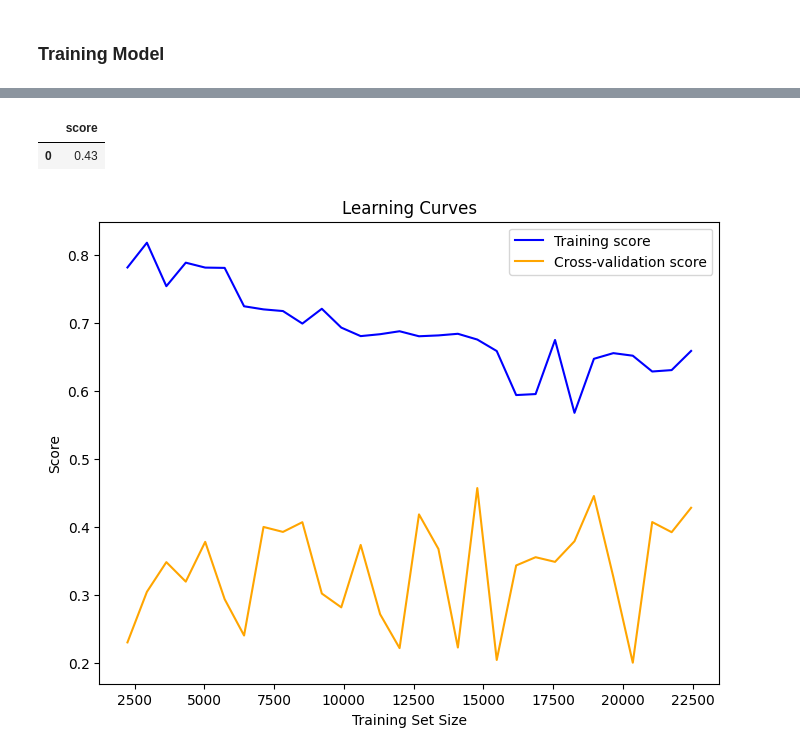
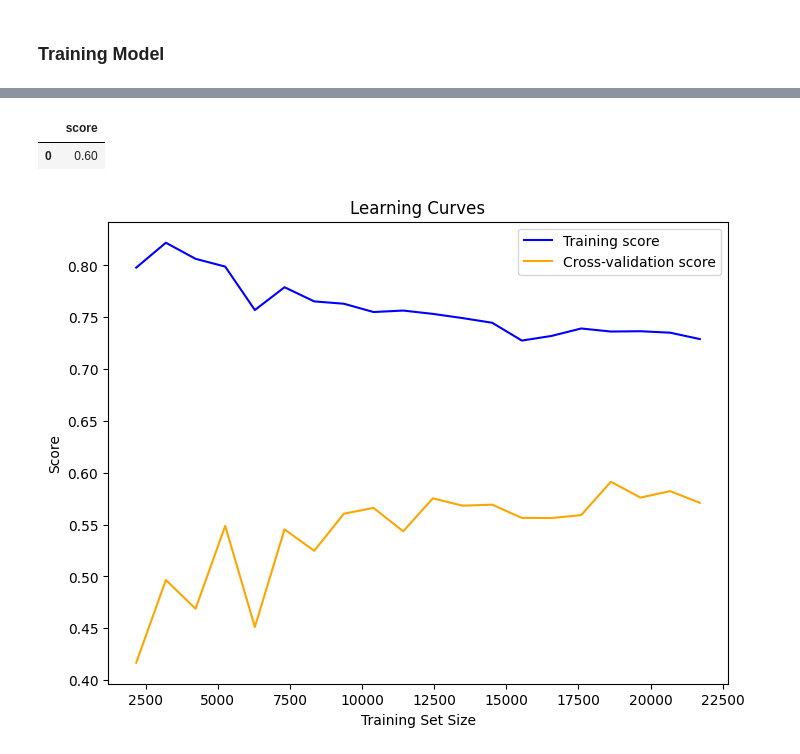
Before and after one commit to hramzan01/project_zero, a Jupyter notebook: nb_utilities_datamerge.ipynb, the cells around one changed output, grey strips where cells are left out. Cells and saved outputs as stored; diff of their text form; code cells hidden in the pictures.

Commit message:
0.6 r2 score, removed outliers from types helped improve score

```diff
--- a/nb_utilities_datamerge.ipynb
+++ b/nb_utilities_datamerge.ipynb
@@ -230,0 +227,41 @@ g.map(sns.regplot, 'PropertyGFABuilding(s)', 'Electricity(kWh)', scatter_kws={'s
+# %%
+#dropping huge outliers
+df_nyc_renamed = df_nyc_renamed[~((df_nyc_renamed['Electricity(kWh)'] > 50000000) | (df_nyc_renamed['PropertyGFABuilding(s)'] > 3000000))]
+
+# dropping outliers by typology
+# K-12 School
+df_nyc_renamed = df_nyc_renamed[~((df_nyc_renamed['PrimaryPropertyType'] == 'K-12 School') & (df_nyc_renamed['PropertyGFABuilding(s)'] > 800000))]
+
+# Hotel
+df_nyc_renamed = df_nyc_renamed[~((df_nyc_renamed['PrimaryPropertyType'] == 'Hotel') & (df_nyc_renamed['PropertyGFABuilding(s)'] > 100000))]
+df_nyc_renamed = df_nyc_renamed[~((df_nyc_renamed['PrimaryPropertyType'] == 'Hotel') & (df_nyc_renamed['PropertyGFABuilding(s)'] < 20000))]
+df_nyc_renamed = df_nyc_renamed[~((df_nyc_renamed['PrimaryPropertyType'] == 'Hotel') & (df_nyc_renamed['Electricity(kWh)'] > 3000000))]
+
+# Multifamily Housing
+df_nyc_renamed = df_nyc_renamed[~((df_nyc_renamed['PrimaryPropertyType'] == 'Multifamily Housing') & (df_nyc_renamed['PropertyGFABuilding(s)'] > 2000000))]
+df_nyc_renamed = df_nyc_renamed[~((df_nyc_renamed['PrimaryPropertyType'] == 'Multifamily Housing') & (df_nyc_renamed['Electricity(kWh)'] > 14000000))]
+df_nyc_renamed = df_nyc_renamed[~((df_nyc_renamed['PrimaryPropertyType'] == 'Multifamily Housing') & (df_nyc_renamed['Electricity(kWh)'] < 2000000) & (df_nyc_renamed['PropertyGFABuilding(s)'] > 700000) )]
+
+# Hospital (General Medical & Surgical)
+df_nyc_renamed = df_nyc_renamed[~((df_nyc_renamed['PrimaryPropertyType'] == 'Hospital (General Medical & Surgical)') & (df_nyc_renamed['Electricity(kWh)'] < 20000000) & (df_nyc_renamed['PropertyGFABuilding(s)'] > 1300000) )]
+df_nyc_renamed = df_nyc_renamed[~((df_nyc_renamed['PrimaryPropertyType'] == 'Hospital (General Medical & Surgical)') & (df_nyc_renamed['Electricity(kWh)'] < 30000000) & (df_nyc_renamed['PropertyGFABuilding(s)'] > 1700000) )]
+
+# Museum
+df_nyc_renamed = df_nyc_renamed[~((df_nyc_renamed['PrimaryPropertyType'] == 'Museum') & (df_nyc_renamed['PropertyGFABuilding(s)'] > 500000))]
+
+# Retail Store
+# df_nyc_renamed = df_nyc_renamed[~((df_nyc_renamed['PrimaryPropertyType'] == 'Retail Store') & (df_nyc_renamed['PropertyGFABuilding(s)'] > 500000))]
+
+# College/University
+df_nyc_renamed = df_nyc_renamed[~((df_nyc_renamed['PrimaryPropertyType'] == 'College/University') & (df_nyc_renamed['Electricity(kWh)'] > 20000000))]
+df_nyc_renamed = df_nyc_renamed[~((df_nyc_renamed['PrimaryPropertyType'] == 'College/University') & (df_nyc_renamed['Electricity(kWh)'] < 5000000) & (df_nyc_renamed['PropertyGFABuilding(s)'] > 249000) )]
+df_nyc_renamed = df_nyc_renamed[~((df_nyc_renamed['PrimaryPropertyType'] == 'College/University') & (df_nyc_renamed['Electricity(kWh)'] > 10000000) & (df_nyc_renamed['PropertyGFABuilding(s)'] < 500000) )]
+
+# Performing Arts
+df_nyc_renamed = df_nyc_renamed[~((df_nyc_renamed['PrimaryPropertyType'] == 'Performing Arts') & (df_nyc_renamed['Electricity(kWh)'] > 15000000))]
+
+# Prison/Incarceration
+df_nyc_renamed = df_nyc_renamed[~((df_nyc_renamed['PrimaryPropertyType'] == 'Prison/Incarceration') & (df_nyc_renamed['Electricity(kWh)'] > 20000000))]
+
+# Courthouse
+df_nyc_renamed = df_nyc_renamed[~((df_nyc_renamed['PrimaryPropertyType'] == 'Courthouse') & (df_nyc_renamed['PropertyGFABuilding(s)'] > 1000000))]
@@ -389,7 +415,7 @@ from sklearn.model_selection import cross_validate, cross_val_score
 from sklearn.metrics import mean_squared_error, r2_score
 
 # Instantiate model
-sgd_regressor = SGDRegressor(penalty='l1',random_state=3, alpha=0.1)
+sgd_regressor = SGDRegressor(penalty='l1',random_state=3, alpha=0.1, max_iter=10000)
 
 # define x and y
 new_features = list(df_scaled.columns)
@@ -405,30 +431,30 @@ r2_score = pd.DataFrame({'score': scores.mean()}, index=[0])
 r2_score
 # %% [output]
 |  | score |
-| 0 | 0.43 |
+| 0 | 0.60 |
 # %%
 import numpy as np
 import matplotlib.pyplot as plt
 from sklearn.model_selection import learning_curve
 
 def plot_learning_curve(estimator, X, y, cv=5):
     train_sizes, train_scores, test_scores = learning_curve(
-        estimator=estimator, X=X, y=y, cv=cv, train_sizes=np.linspace(0.1, 1.0, 30)
+        estimator=estimator, X=X, y=y, cv=cv, train_sizes=np.linspace(0.1, 1.0, 20)
     )
 
     train_mean = np.mean(train_scores, axis=1)
     test_mean = np.mean(test_scores, axis=1)
 
     plt.figure(figsize=(8, 6))
     plt.plot(train_sizes, train_mean, color="blue", label="Training score")
     plt.plot(train_sizes, test_mean, color="orange", label="Cross-validation score")
     plt.title("Learning Curves")
     plt.xlabel("Training Set Size")
     plt.ylabel("Score")
     plt.legend(loc="best")
     plt.show()
 
 # Usage:
 plot_learning_curve(sgd_regressor, X, y)
 # %% [output]
-[figure, old version]
+[figure, new version]
```
Also changed, not shown: parts of 9 cells of this notebook.
